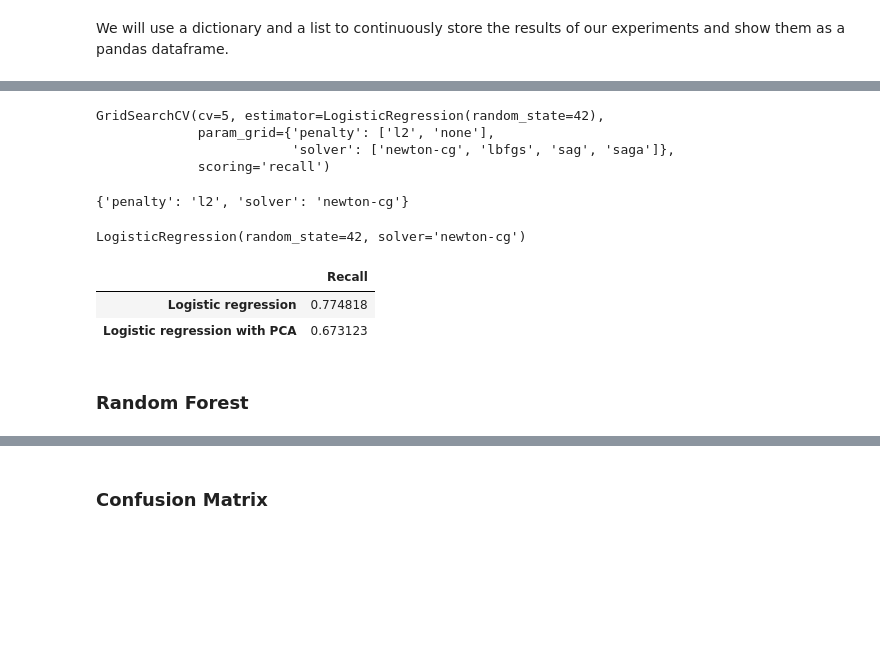
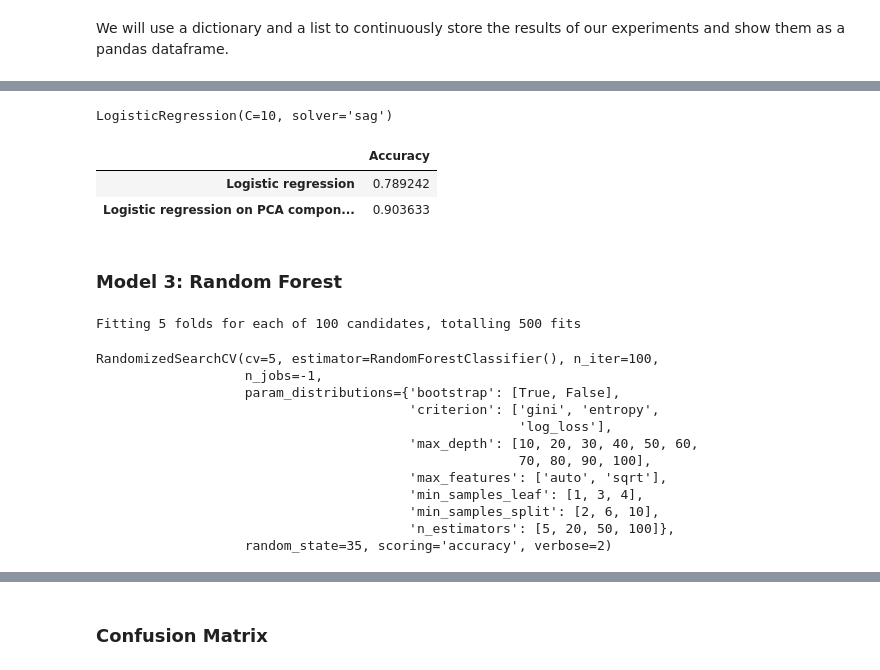
Before and after one commit to abhinav-sharma15/365datascience, a Jupyter notebook: 365 DS Subscription Classfication.ipynb, the cells around one changed output, grey strips where cells are left out. Drawn from its saved outputs; the diff is of its cells as text; code cells hidden in the pictures; blank space fills up the shorter version.

```diff
--- a/365 DS Subscription Classfication.ipynb
+++ b/365 DS Subscription Classfication.ipynb
@@ -319,0 +352,8 @@ df_scores
+# %%
+test_prob_model_1 = model_1.predict_proba(X_test)[:, 1]
+test_pred_model_1 = model_1.predict(X_test)
+# %%
+index += ["Logistic regression"]
+scores["Accuracy"].append(accuracy_score(y_test, test_pred_model_1))
+df_scores = pd.DataFrame(scores, index=index)
+df_scores
@@ -324,22 +400,17 @@ lgpca = LogisticRegression(random_state = 42)
 # %%
-param_grid = {
-    'penalty': ['l2', 'none'],
-    'solver' : ['newton-cg', 'lbfgs', 'sag', 'saga'],
-}
-
-CV_lgpca = GridSearchCV(estimator=lgpca, param_grid=param_grid, cv= 5, scoring='recall')
-CV_lgpca.fit(X_pca_res, y_pca_res)
+model_2=LogisticRegression(penalty='l2', solver = 'sag', C = 10)
+model_2.fit(X_pca_res, y_pca_res)
 # %% [output]
-GridSearchCV(cv=5, estimator=LogisticRegression(random_state=42),
-             param_grid={'penalty': ['l2', 'none'],
-                         'solver': ['newton-cg', 'lbfgs', 'sag', 'saga']},
-             scoring='recall')
+LogisticRegression(C=10, solver='sag')
 # %%
-CV_lgpca.best_params_
+test_prob_model_2 = model_2.predict_proba(X_pca_test)[:, 1]
+test_pred_model_2 = model_2.predict(X_pca_test)
-# %% [output]
-{'penalty': 'l2', 'solver': 'newton-cg'}
 # %%
-lgpca1=LogisticRegression(random_state=42, penalty='l2', solver = 'newton-cg')
-lgpca1.fit(X_pca_res, y_pca_res)
+index += ["Logistic regression on PCA components"]
+scores["Accuracy"].append(accuracy_score(y_pca_test, test_pred_model_2))
+df_scores = pd.DataFrame(scores, index=index)
+df_scores
 # %% [output]
-LogisticRegression(random_state=42, solver='newton-cg')
+|  | Accuracy |
+| Logistic regression | 0.789242 |
+| Logistic regression on PCA compon... | 0.903633 |
@@ -349,13 +417,33 @@ test_pred_lgpca = lgpca1.predict(X_pca_test)
-# %%
-index += ["Logistic regression with PCA"]
-scores["Recall"].append(recall_score(y_test, test_pred_lgpca))
-df_scores = pd.DataFrame(scores, index=index)
-df_scores
-# %% [output]
-|  | Recall |
-| Logistic regression | 0.774818 |
-| Logistic regression with PCA | 0.673123 |
 # %% [markdown]
-### Random Forest
+### Model 3: Random Forest
 # %%
-rfc = RandomForestClassifier(random_state=42)
+criterion = ["gini", "entropy", "log_loss"]
+n_estimators = [5,20,50,100]
+max_features = ['auto', 'sqrt']
+max_depth = [int(x) for x in np.linspace(10, 100, num = 10)]
+min_samples_split = [2, 6, 10]
+min_samples_leaf = [1, 3, 4]
+bootstrap = [True, False]
+
+random_grid = {'n_estimators': n_estimators,'criterion':criterion,'max_features': max_features,'max_depth': max_depth,
+               'min_samples_split': min_samples_split,'min_samples_leaf': min_samples_leaf,'bootstrap': bootstrap}
+
+model_3 = RandomForestClassifier()
+
+model_3_random = RandomizedSearchCV(estimator = model_3, param_distributions = random_grid, n_iter = 100,
+                                    cv = 5, verbose=2, scoring='accuracy',random_state=35, n_jobs = -1)
+model_3_random.fit(X_res,y_res)
+# %% [output]
+Fitting 5 folds for each of 100 candidates, totalling 500 fits
+RandomizedSearchCV(cv=5, estimator=RandomForestClassifier(), n_iter=100,
+                   n_jobs=-1,
+                   param_distributions={'bootstrap': [True, False],
+                                        'criterion': ['gini', 'entropy',
+                                                      'log_loss'],
+                                        'max_depth': [10, 20, 30, 40, 50, 60,
+                                                      70, 80, 90, 100],
+                                        'max_features': ['auto', 'sqrt'],
+                                        'min_samples_leaf': [1, 3, 4],
+                                        'min_samples_split': [2, 6, 10],
+                                        'n_estimators': [5, 20, 50, 100]},
+                   random_state=35, scoring='accuracy', verbose=2)
```
Also changed, not shown: parts of 57 cells of this notebook.
